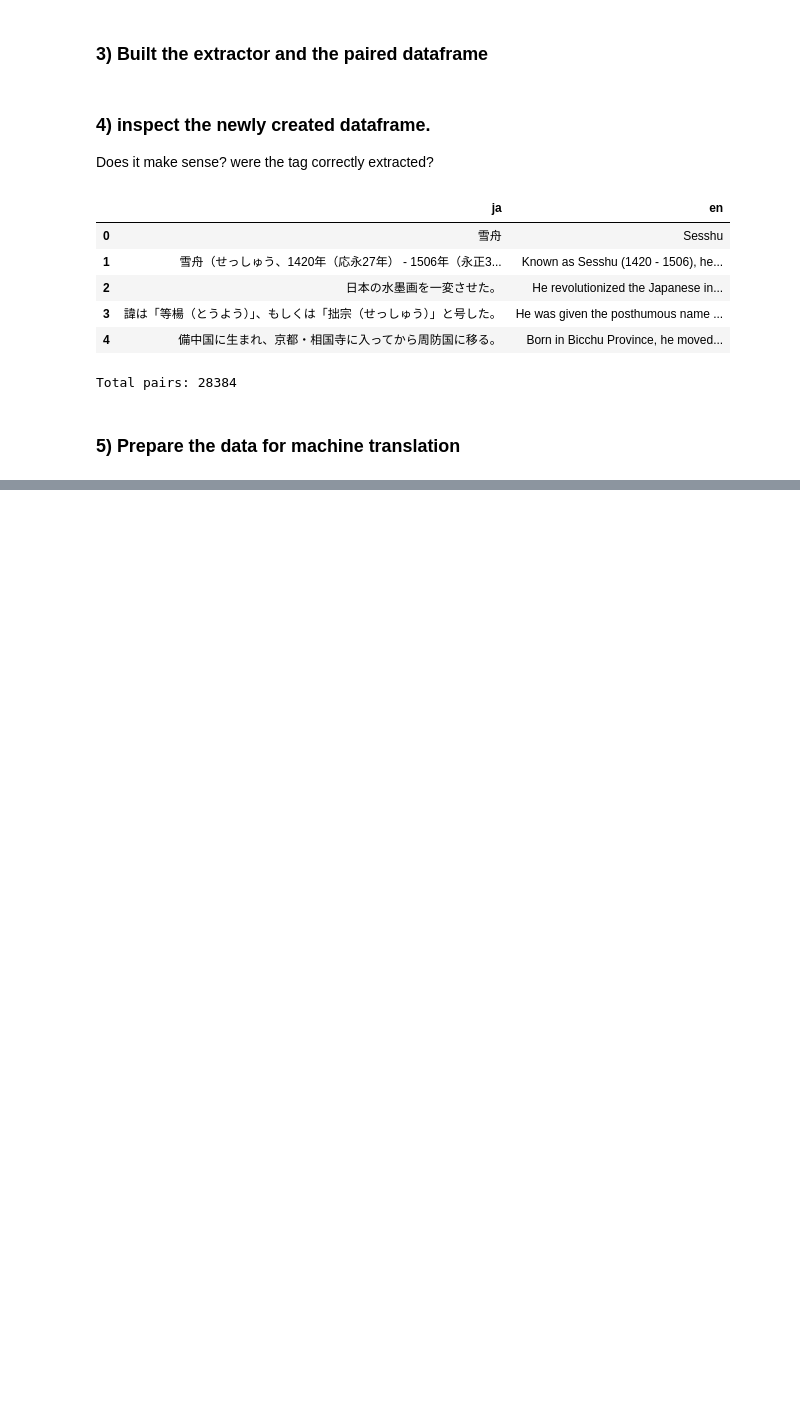
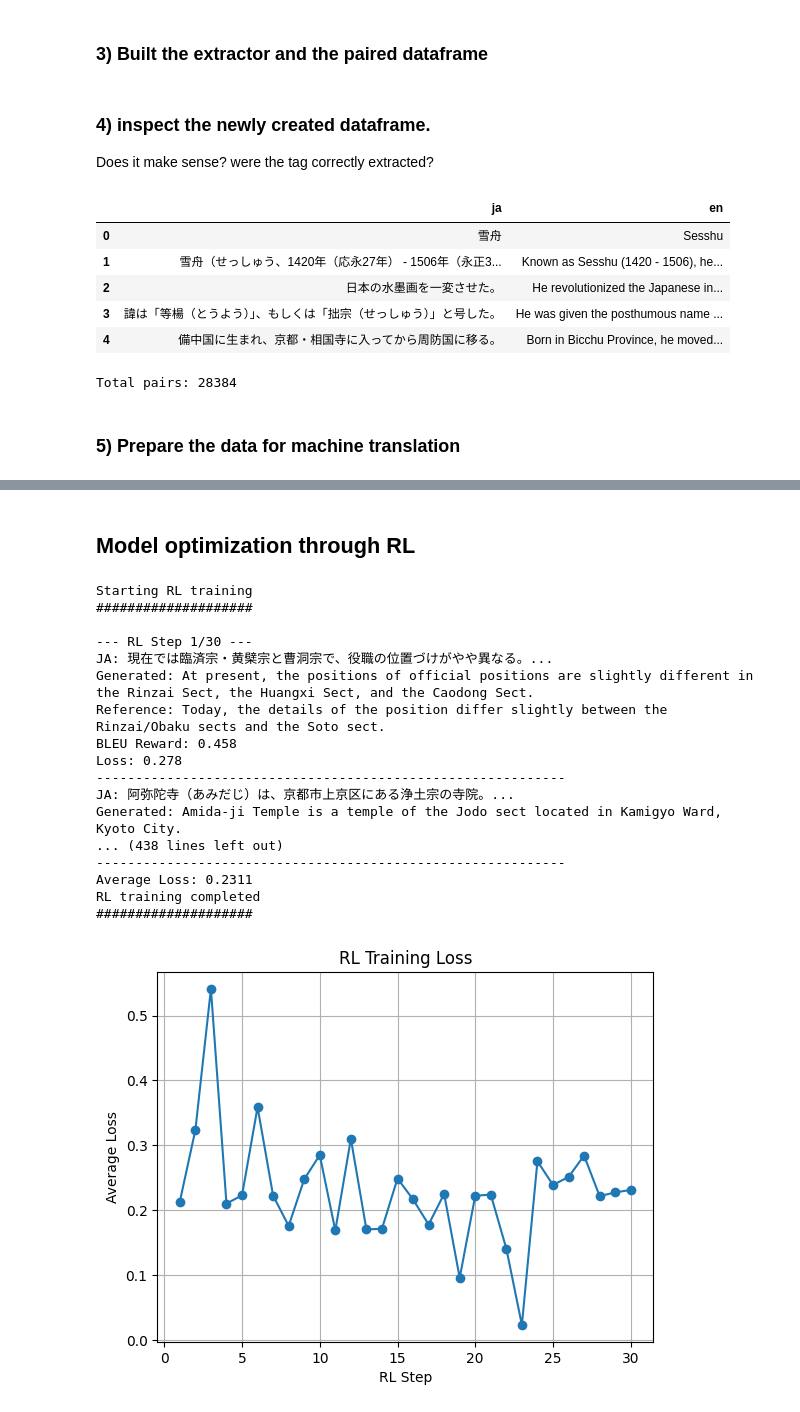
Before and after one commit to alexchilton/cas_nlp_module_1_2, a Jupyter notebook: module1_2/machine_translation_jp.ipynb, the cells around one changed output, grey strips where cells are left out. Cells and saved outputs as stored; diff of their text form; code cells hidden in the pictures; blank space fills up the shorter version.

```diff
--- a/module1_2/machine_translation_jp.ipynb
+++ b/module1_2/machine_translation_jp.ipynb
@@ -192,0 +232,3 @@ For the MT task will be attempted a sequence tokenization and a seq2seq model.
+# %%
+tokenizer.src_lang= "ja_XX"   # source language (original) = japanese
+tokenizer.tgt_lang= "en_XX"    # translated language  = english
@@ -192,0 +286,4 @@ For the MT task will be attempted a sequence tokenization and a seq2seq model.
+# %%
+device = torch.device("cuda" if torch.cuda.is_available() else "cpu")
+model = model.to(device)
+print(f"Model is on: {model.device}")
@@ -192,0 +339,13 @@ For the MT task will be attempted a sequence tokenization and a seq2seq model.
+# %%
+sample_idx= 5
+test_ja=X_test.iloc[sample_idx]
+test_en_reference=y_test.iloc[sample_idx]
+
+inputs = tokenizer(test_ja, return_tensors="pt").to("cuda")
+outputs = model.generate(**inputs, forced_bos_token_id=tokenizer.lang_code_to_id["en_XX"])
+result = tokenizer.decode(outputs[0], skip_special_tokens=True)
+
+print(f"Using sample {sample_idx} from test dataset")
+print(f"Japanese: {test_ja}")
+print(f"English reference: {test_en_reference}")
+print(f"Model translation: {result}")
@@ -192,0 +397,2 @@ For the MT task will be attempted a sequence tokenization and a seq2seq model.
+# %% [markdown]
+##  Model optimization through RL
@@ -192,0 +486,51 @@ For the MT task will be attempted a sequence tokenization and a seq2seq model.
+# %%
+# application of RL optimization
+optimizer = torch.optim.Adam(model.parameters(), lr=1e-5)
+model_RL=model
+
+batch_size = 2
+num_rl_steps = 30  # 10 steps, adapt to more if time
+
+losses = []
+
+print("Starting RL training")
+print("#"*20)
+
+for step in range(num_rl_steps):
+    batch_indices = random.sample(range(len(X_train[:100])), batch_size) # random batch
+    batch_ja = [X_train.iloc[i] for i in batch_indices]
+    batch_en = [y_train.iloc[i] for i in batch_indices]
+
+    print(f"\n--- RL Step {step+1}/{num_rl_steps} ---")
+    loss = rl_training_step(model_RL, tokenizer, batch_ja, batch_en, optimizer)
+    losses.append(loss)
+    print(f"Average Loss: {loss:.4f}")
+
+print("RL training completed")
+print("#"*20)
+
+plt.plot(range(1, len(losses)+1), losses, marker="o")
+plt.xlabel("RL Step")
+plt.ylabel("Average Loss")
+plt.title("RL Training Loss")
+plt.grid(True)
+plt.show()
+# %% [output]
+Starting RL training
+####################
+
+--- RL Step 1/30 ---
+JA: 現在では臨済宗・黄檗宗と曹洞宗で、役職の位置づけがやや異なる。...
+Generated: At present, the positions of official positions are slightly different in the Rinzai Sect, the Huangxi Sect, and the Caodong Sect.
+Reference: Today, the details of the position differ slightly between the Rinzai/Obaku sects and the Soto sect.
+BLEU Reward: 0.458
+Loss: 0.278
+------------------------------------------------------------
+JA: 阿弥陀寺（あみだじ）は、京都市上京区にある浄土宗の寺院。...
+Generated: Amida-ji Temple is a temple of the Jodo sect located in Kamigyo Ward, Kyoto City.
+... (438 lines left out)
+------------------------------------------------------------
+Average Loss: 0.2311
+RL training completed
+####################
+[figure, added]
```
Also changed, not shown: parts of 52 cells of this notebook, 1 other file.
